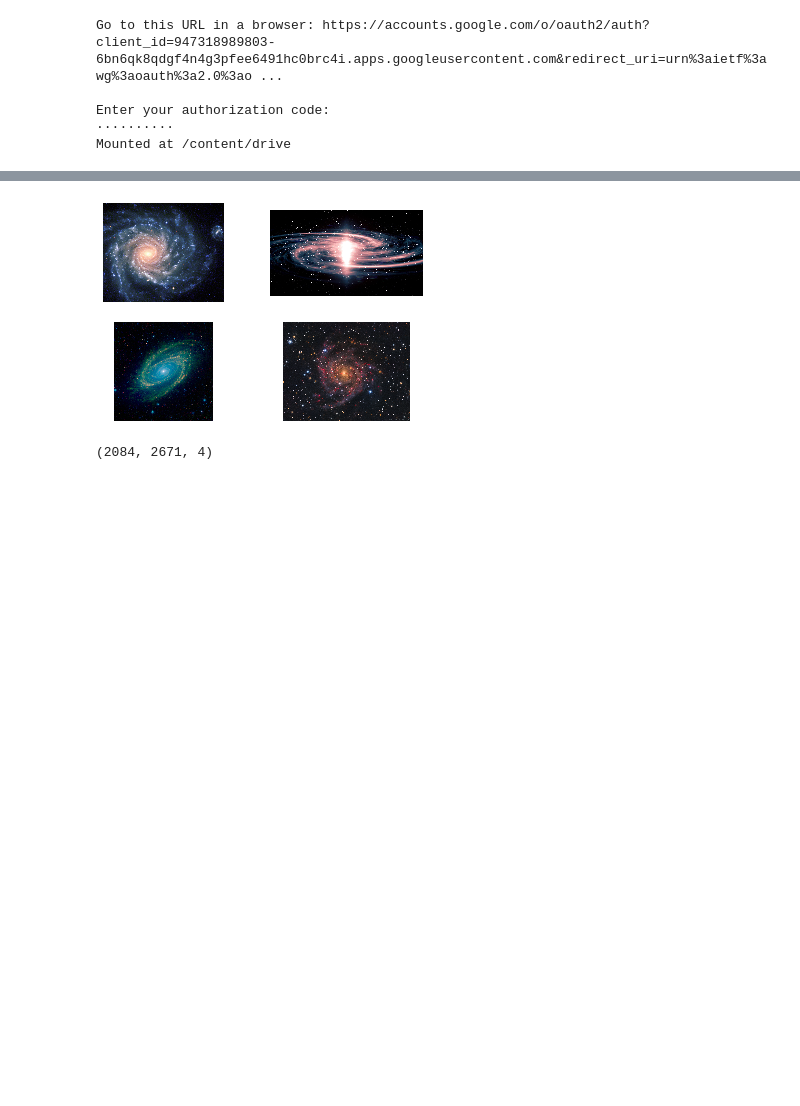
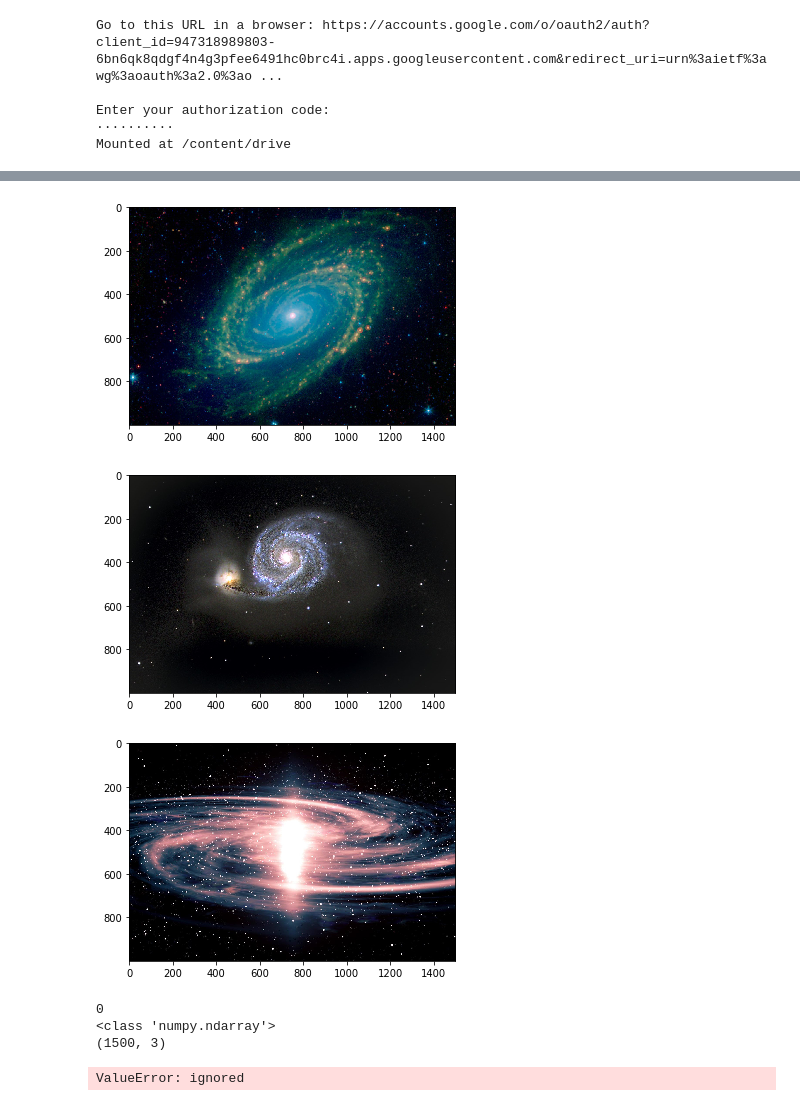
Before and after one commit to alirezash97/Galaxy-Classification, a Jupyter notebook: Galaxy.ipynb, the cells around one changed output, grey strips where cells are left out. Drawn from its saved outputs; the diff is of its cells as text; code cells hidden in the pictures; blank space fills up the shorter version.

```diff
--- a/Galaxy.ipynb
+++ b/Galaxy.ipynb
@@ -31,17 +33,38 @@ print(trainset_fnames)
 # %%
 trainset_images = [os.path.join(trainset_dir, fname)
                 for fname in trainset_fnames[:]]
 
-
-for i, img_path in enumerate(trainset_images):
-  sp = plt.subplot(2, 2, i + 1)
-  sp.axis('Off') # Don't show axes (or gridlines)
+x = []
+for img_path in trainset_images:
 
   img = mpimg.imread(img_path)
+  x.append(img)
   plt.imshow(img)
-
-plt.show()
-print(img.shape)
+  plt.show()
+m = len(x)
 # %% [output]
-[figure, old version]
+[figure, new version]
-(2084, 2671, 4)
+[figure, added]
+[figure, added]
+# %%
+layer1 = []
+for image in x:
+  for i in range(3):
+    for j in range(2):
+      mask = np.random.choice([0, 1], size=(998,1498), p=[3./10, 7./10])
+      print(j)
+      a = 1498+j
+      img = image[i:i+998][0]
+      print(img.shape)
+      temp = np.dot(img, mask)
+      layer1.append(temp)
+
+prinr(len(layer1))
+# print(mask)
+# for image in x:
+#   for i in range(4):
+# %% [output]
+0
+<class 'numpy.ndarray'>
+(1500, 3)
+ValueError: ignored
```
Also changed, not shown: parts of 3 cells of this notebook.
